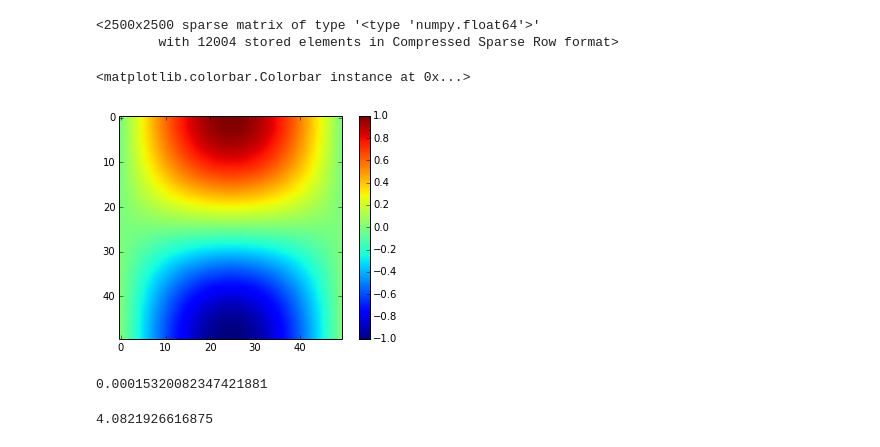
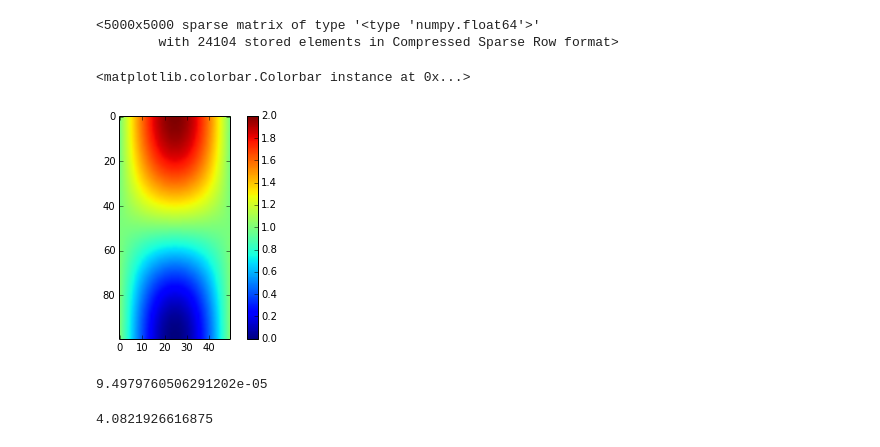
Before and after one commit to rakhuba/pyrectmesh, a Jupyter notebook: rectmesh.ipynb, the cells around one changed output. Saved outputs shown, nothing was run; the diff lists cells and outputs as text; code cells hidden in the pictures.

```diff
--- a/rectmesh.ipynb
+++ b/rectmesh.ipynb
@@ -163,11 +170,12 @@ class rectmesh:
 # %%
-%matplotlib inline
+%pylab inline
 import numpy as np
-n = 50
+n1 = 50
+n2 = 50
 #x = np.array([0.,0.3,0.5, 0.6,1.])
 #y = np.array([0.,0.3,0.4,0.5,0.8, 1.])
-x = np.linspace(0,np.pi,n)#np.sort(np.random.random(n))
-y = np.linspace(0,np.pi,n)#np.sort(np.random.random(n))
+x = np.linspace(0,np.pi,n1)#np.sort(np.random.random(n))
+y = np.linspace(0,np.pi,n2)#np.sort(np.random.random(n))
 #x = np.sort(np.random.random(n))
 #y = np.sort(np.random.random(n))
 # nodes = np.array([[0, 0],
@@ -181,14 +189,15 @@ y = np.linspace(0,np.pi,n)#np.sort(np.random.random(n))
 #                   [3*n/4, n/4],
 #                   [3*n/4, 0]])
 
-nodes = np.array([[0,0], [0,n-1], [n-1,n-1], [n-1,0]])
+nodes = np.array([[0,0], [0,n2-1], [n1-1,n2-1], [n1-1,0]])
 
 a = rectmesh(x,y,nodes)
 
-a.add_dirichlet_boundary(range(n), [0], 1)
-a.add_dirichlet_boundary(range(n), [n-1], 1)
-a.add_neumann_boundary( [0], range(1,n-1), 0)
-a.add_neumann_boundary( [n-1], range(1,n-1), 0)
+a.add_dirichlet_boundary(range(n1), [0], 1)
+a.add_dirichlet_boundary(range(n1), [n2-1], 1)
+a.add_neumann_boundary( [0], range(1,n2-1), 0)
+a.add_neumann_boundary( [n1-1], range(1,n2-1), 0)
 
 a.create_order()
+a.mask
 #a.plot()
@@ -342,13 +360,13 @@ sp.sparse.lil_matrix?
 # %%
 # Testing on [0, pi]x[0, pi] square with solution sin x cos y + 1
-X, Y = np.meshgrid(x,y)
+Y, X = np.meshgrid(x,y)
 rhs = - 2*np.sin(X)* np.cos(Y)
 
-A, f = build_system(a, rhs)
+A, f = build_system(a, rhs.T)
 A.tocsr()
 # %% [output]
-<2500x2500 sparse matrix of type '<type 'numpy.float64'>'
-        with 12004 stored elements in Compressed Sparse Row format>
+<5000x5000 sparse matrix of type '<type 'numpy.float64'>'
+        with 24104 stored elements in Compressed Sparse Row format>
 # %%
 import scipy.sparse.linalg
 lu = sp.sparse.linalg.splu(A)
@@ -356,16 +374,16 @@ sol = lu.solve(f)
 # %%
 sol2mesh = tomeshorder(a,sol)
 # %%
-plt.imshow(sol2mesh-1)
+plt.imshow(sol2mesh)
 plt.colorbar()
 # %% [output]
 <matplotlib.colorbar.Colorbar instance at 0x...>
-[figure, old version]
+[figure, new version]
 # %%
 sol_exact = np.sin(X)* np.cos(Y) + 1
-np.linalg.norm(sol_exact - sol2mesh)/np.linalg.norm(sol_exact)
+np.linalg.norm(sol_exact.T - sol2mesh)/np.linalg.norm(sol_exact)
 # %% [output]
-0.00015320082347421881
+9.4979760506291202e-05
 # %%
 0.00015320082347421881/3.7529052685839801e-05
 # %% [output]
```
Also changed, not shown: parts of 4 cells of this notebook.
